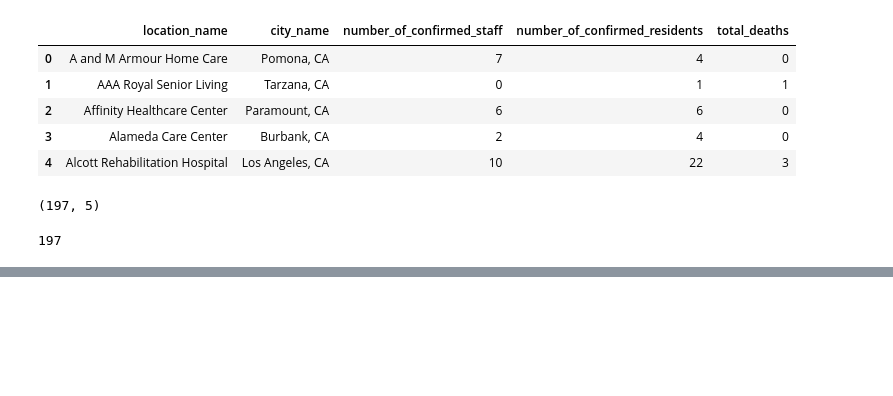
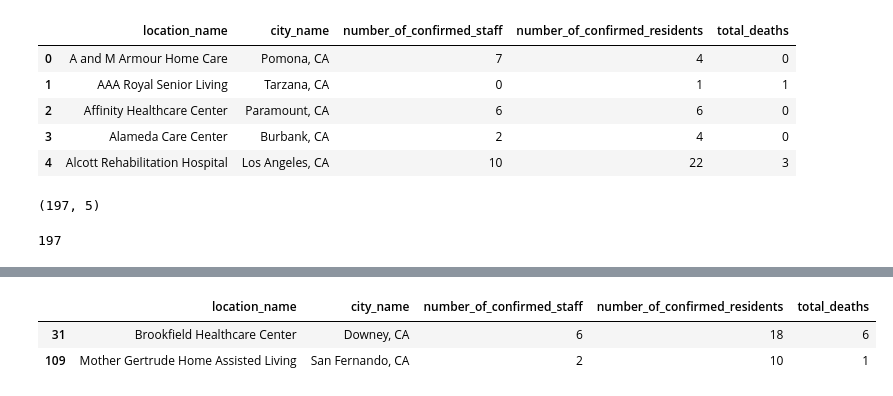
Before and after one commit to francisco-avalos/LA_covid19_data_cases, a Jupyter notebook: jupyter-notebook-sandbox/Sandbox - Adding POI to usc-model.ipynb, the cells around one changed output, grey strips where cells are left out. Drawn from its saved outputs; the diff is of its cells as text; code cells hidden in the pictures; blank space fills up the shorter version.

```diff
--- a/jupyter-notebook-sandbox/Sandbox - Adding POI to usc-model.ipynb
+++ b/jupyter-notebook-sandbox/Sandbox - Adding POI to usc-model.ipynb
@@ -47,0 +114,8 @@ oct1_oct2_df.head()
+# %%
+oct1_oct2_df = pd.merge(RCAC_oct0120_df, RCAC_oct0220_df, on=['location_name', 'city_name'], how='inner')
+
+RCAC_oct0220_df[(~RCAC_oct0220_df['location_name'].isin(oct1_oct2_df['location_name']))&(~RCAC_oct0220_df['city_name'].isin(oct1_oct2_df['city_name']))]
+# %% [output]
+|  | location_name | city_name | number_of_confirmed_staff | number_of_confirmed_residents | total_deaths |
+| 31 | Brookfield Healthcare Center | Downey, CA | 6 | 18 | 6 |
+| 109 | Mother Gertrude Home Assisted Living | San Fernando, CA | 2 | 10 | 1 |
```
Also changed, not shown: parts of 11 cells of this notebook.
